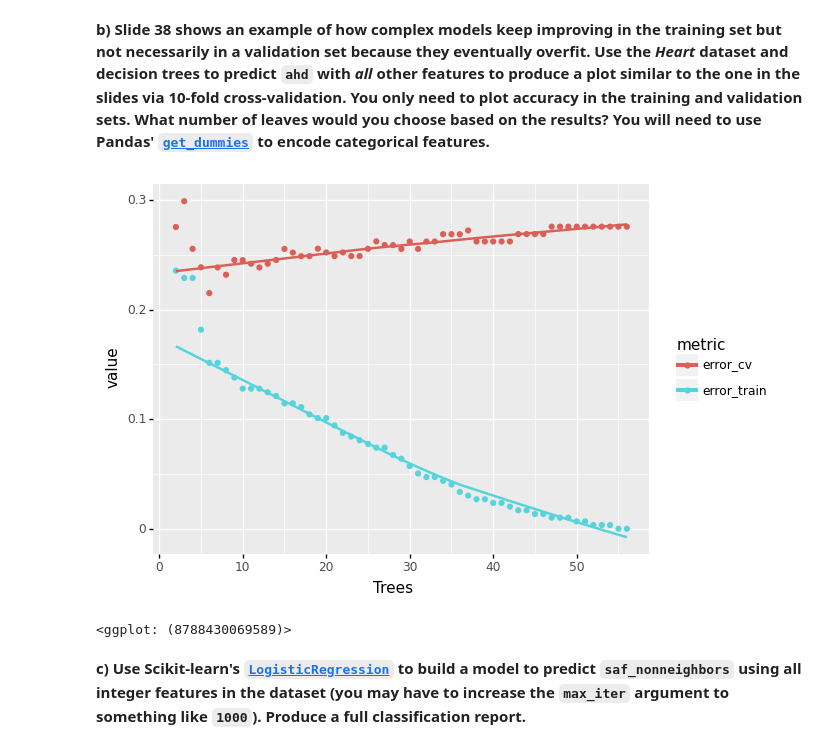
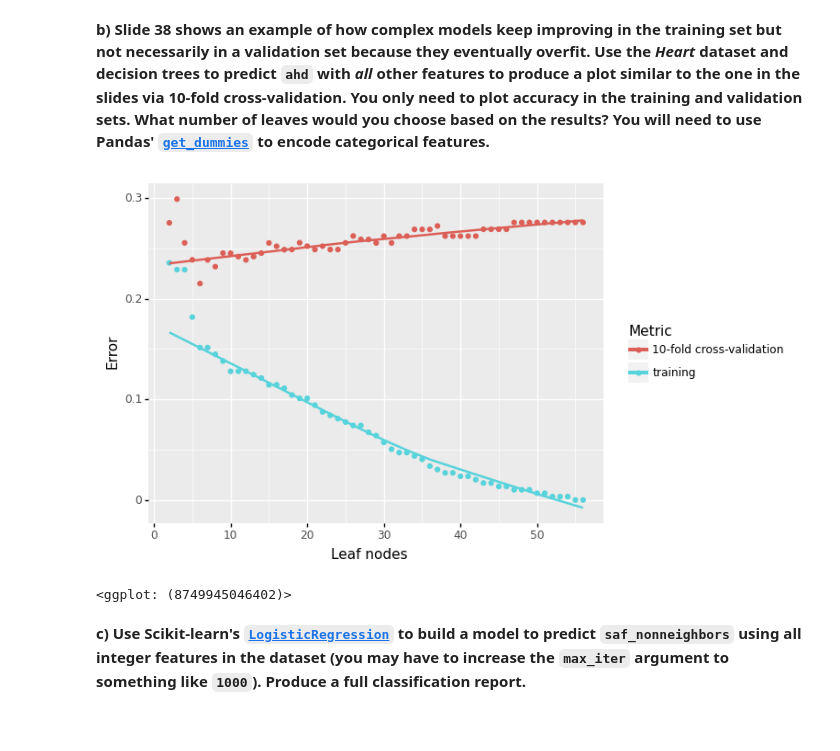
Before and after one commit to Gogonemnem/tu-delft-assignments, a Jupyter notebook: assignment6/classification.exercises_b.ipynb, the cells around one changed output. Drawn from its saved outputs; the diff is of its cells as text; code cells hidden in the pictures.

Commit message:
a6 change b graph

```diff
--- a/assignment6/classification.exercises_b.ipynb
+++ b/assignment6/classification.exercises_b.ipynb
@@ -118,39 +118,39 @@ X = pd.get_dummies(heart.loc[ : , heart.columns != 'ahd'])
 # train
 def cv_tree_leaf(X_train, y_train, X_valid, y_valid, h):
     # create classifier to prune to h leaf nodes
     # we set the random state here as well for full reproducibility
     c = tree.DecisionTreeClassifier(max_leaf_nodes = h, random_state = 54321)
     m = c.fit(X_train, y_train)  # fit the model with the training set
     p = m.predict(X_valid)  # predict on the validation set
 
     # compute and return evaluation metric scores
     return {'error': 1-accuracy_score(y_valid, p)}
 
 def range_tree(X, y, H, cv_fun):
     pr = []  # to store global results
 
     # for each value h in H, do CV
     for h in H:
         # call cv_fun to train the model and compute performance
         fold_scores = cv_fun(X, y, X, y, h)
         pr.append(fold_scores)
 
     pr = pd.DataFrame(pr).assign(_h = H)
     return pr
 
 train = range_tree(X, y, H = range(2, 57), cv_fun = cv_tree_leaf)
 cv = kfold_cv(X, y, k = 10, H = range(2, 57), cv_fun = cv_tree_leaf, random_state = 12345)
 
 pr = train.merge(cv, on='_h')
-pr.columns = ['error_train', '_h', 'error_cv']
-pr = pr.melt(id_vars = '_h', var_name = 'metric')
-ggplot(pr, aes('_h', 'value', color = 'metric')) +\
+pr.columns = ['training', '_h', '10-fold cross-validation']
+pr = pr.melt(id_vars = '_h', var_name = 'Metric')
+ggplot(pr, aes('_h', 'value', color = 'Metric')) +\
     geom_point() +\
     geom_smooth(se = False) +\
-    labs(x = 'Trees')
+    labs(x = 'Leaf nodes', y = 'Error')
 # %% [output]
-[figure, old version]
+[figure, new version]
-<ggplot: (8788430069589)>
+<ggplot: (8749945046402)>
 # %% [markdown]
 **c) Use Scikit-learn's [`LogisticRegression`](https://scikit-learn.org/stable/modules/generated/sklearn.linear_model.LogisticRegression.html) to build a model to predict `saf_nonneighbors` using all integer features in the dataset (you may have to increase the `max_iter` argument to something like `1000`). Produce a full classification report.**
 # %%
```
